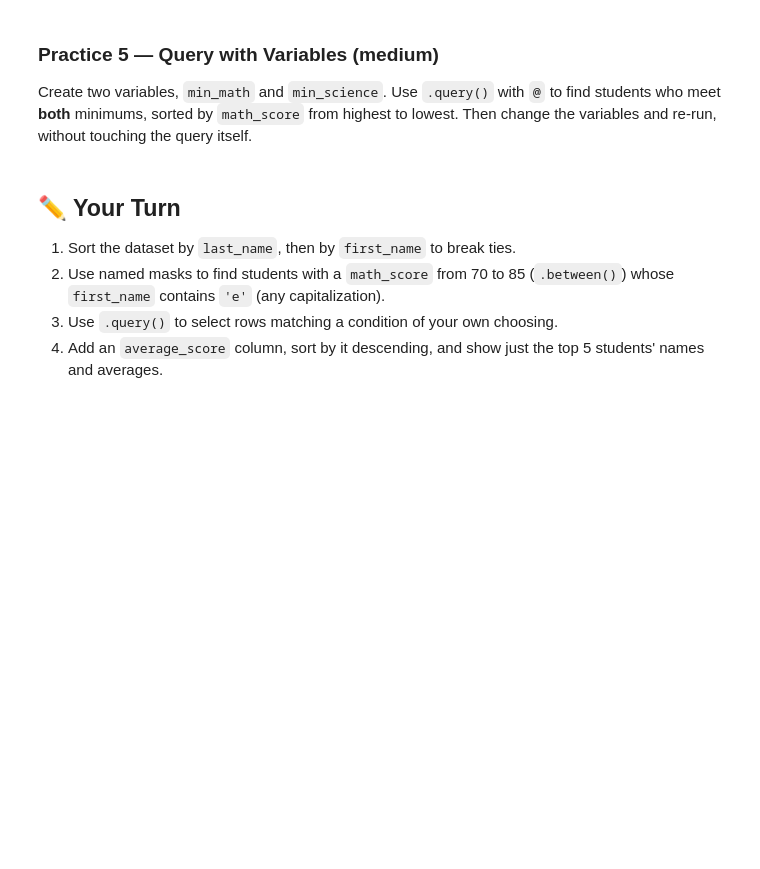
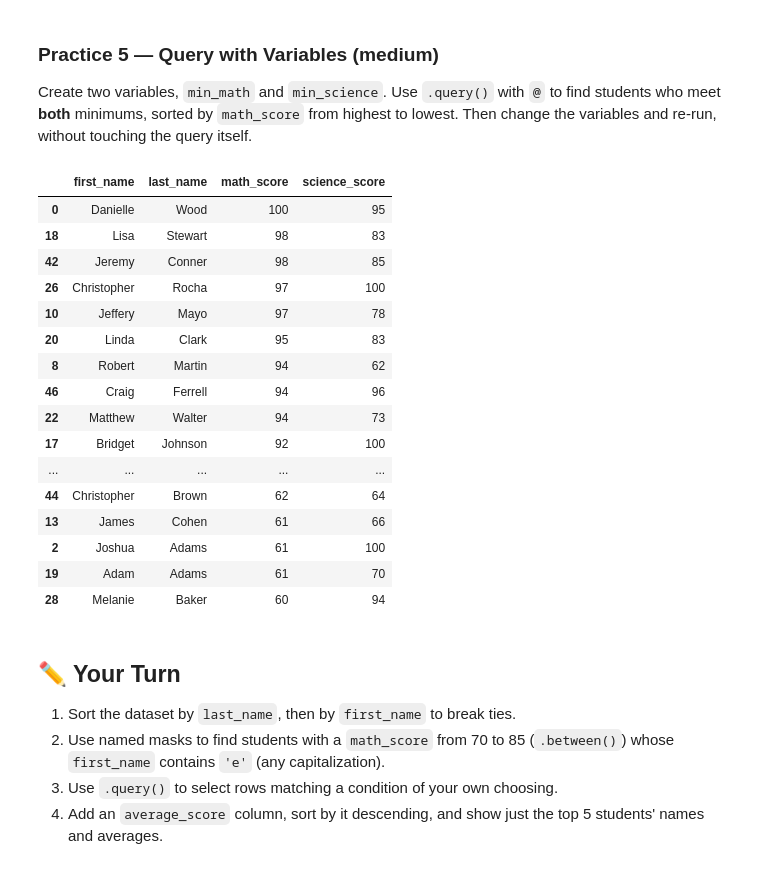
Before and after one commit to ECOKER1226/3603-data-science-coker, a Jupyter notebook: Work/06-Working_with_Data_Adv/06-Sorting_and_Filtering.ipynb, the cells around one changed output. Drawn from its saved outputs; the diff is of its cells as text; code cells hidden in the pictures; blank space fills up the shorter version.

```diff
--- a/Work/06-Working_with_Data_Adv/06-Sorting_and_Filtering.ipynb
+++ b/Work/06-Working_with_Data_Adv/06-Sorting_and_Filtering.ipynb
@@ -186,6 +457,27 @@ poke = pd.read_csv('pokemon.csv')
 Create two variables, `min_math` and `min_science`. Use `.query()` with `@` to find students who meet **both** minimums, sorted by `math_score` from highest to lowest. Then change the variables and re-run, without touching the query itself.
 # %%
 # Your code here
+min_math = df['math_score'].min()
+min_science = df['science_score'].min()
+df.query('math_score >= @min_math and science_score >= @min_science').sort_values(by='math_score', ascending=False)
+# %% [output]
+|  | first_name | last_name | math_score | science_score |
+| 0 | Danielle | Wood | 100 | 95 |
+| 18 | Lisa | Stewart | 98 | 83 |
+| 42 | Jeremy | Conner | 98 | 85 |
+| 26 | Christopher | Rocha | 97 | 100 |
+| 10 | Jeffery | Mayo | 97 | 78 |
+| 20 | Linda | Clark | 95 | 83 |
+| 8 | Robert | Martin | 94 | 62 |
+| 46 | Craig | Ferrell | 94 | 96 |
+| 22 | Matthew | Walter | 94 | 73 |
+| 17 | Bridget | Johnson | 92 | 100 |
+| ... | ... | ... | ... | ... |
+| 44 | Christopher | Brown | 62 | 64 |
+| 13 | James | Cohen | 61 | 66 |
+| 2 | Joshua | Adams | 61 | 100 |
+| 19 | Adam | Adams | 61 | 70 |
+| 28 | Melanie | Baker | 60 | 94 |
 # %% [markdown]
 ## ✏️ Your Turn
 1. Sort the dataset by `last_name`, then by `first_name` to break ties.
```
Also changed, not shown: parts of 31 cells of this notebook.
